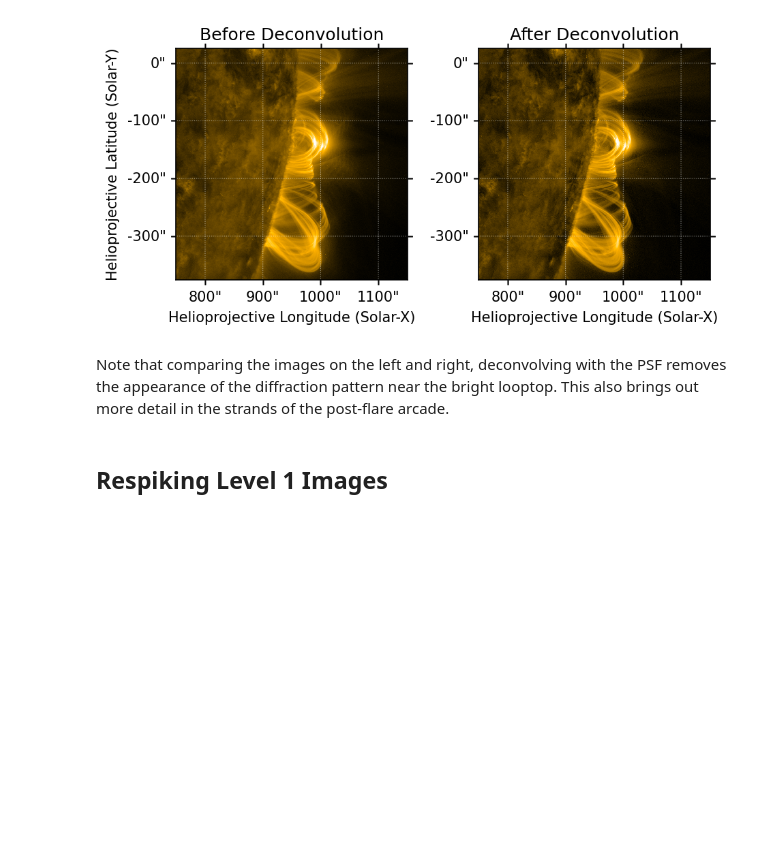
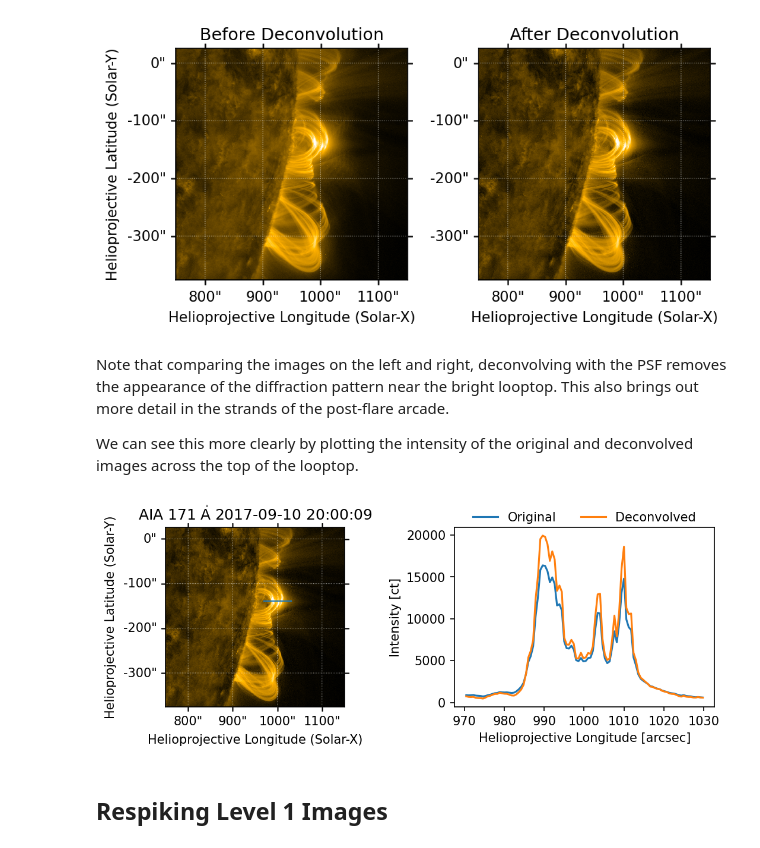
Before and after one commit to sunpy/sunpy.org, a Jupyter notebook: posts/2021/2021-10-01-aiapy-demo.ipynb, the cells around one changed output. Cells and saved outputs as stored; diff of their text form; code cells hidden in the pictures; blank space fills up the shorter version.

Commit message:
add xs cut for psf decon images

```diff
--- a/posts/2021/2021-10-01-aiapy-demo.ipynb
+++ b/posts/2021/2021-10-01-aiapy-demo.ipynb
@@ -156,6 +156,27 @@ ax.coords[1].set_axislabel(' ')
 [figure]
 # %% [markdown]
 Note that comparing the images on the left and right, deconvolving with the PSF removes the appearance of the diffraction pattern near the bright looptop. This also brings out more detail in the strands of the post-flare arcade.
+
+We can see this more clearly by plotting the intensity of the original and deconvolved images across the top of the looptop.
+# %%
+x = np.linspace(m_171_deconvolved_cutout.dimensions.x.value*0.55, m_171_deconvolved_cutout.dimensions.x.value*0.7)
+y = 0.59 * m_171_deconvolved_cutout.dimensions.y.value * np.ones(x.shape)
+sl = np.s_[np.round(y[0]).astype(int), np.round(x[0]).astype(int):np.round(x[-1]).astype(int)]
+# %%
+fig = plt.figure(figsize=(7,3))
+ax = fig.add_subplot(121, projection=m_171_deconvolved_cutout)
+m_171_deconvolved_cutout.plot(axes=ax)
+ax.plot(x, y, lw=1)
+ax = fig.add_subplot(122)
+Tx = sunpy.map.all_coordinates_from_map(m_171_cutout)[sl].Tx
+ax.plot(Tx,m_171_cutout.data[sl], label='Original')
+ax.plot(Tx,m_171_deconvolved_cutout.data[sl], label='Deconvolved')
+ax.set_ylabel(f'Intensity [{m_171_cutout.unit}]')
+ax.set_xlabel(r'Helioprojective Longitude [arcsec]')
+ax.legend(loc='upper center', ncol=2, frameon=False, bbox_to_anchor=(0.5,1.15))
+plt.tight_layout()
+# %% [output]
+[figure, added]
 # %% [markdown]
 ## Respiking Level 1 Images
 # %% [markdown]
```
